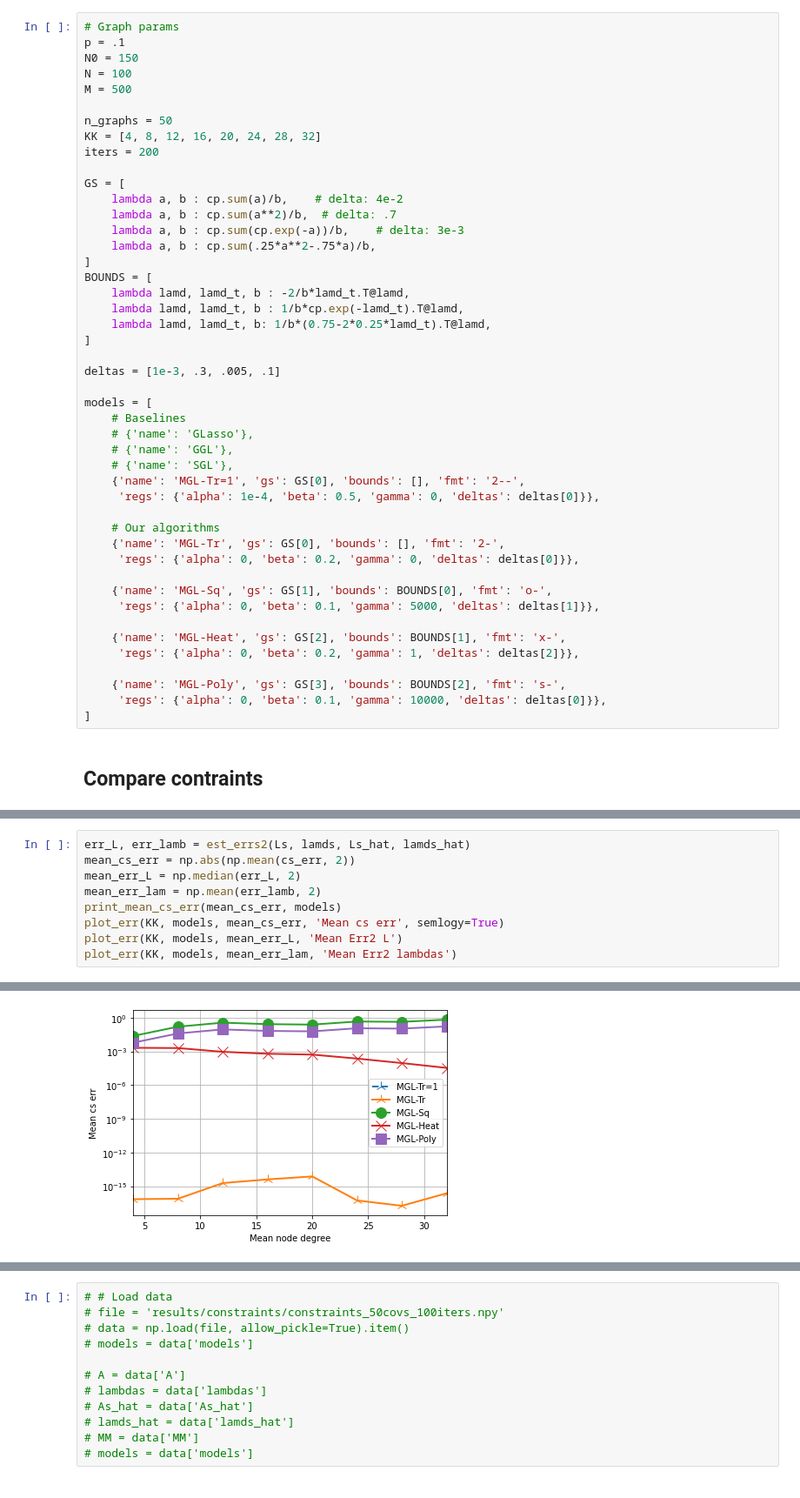
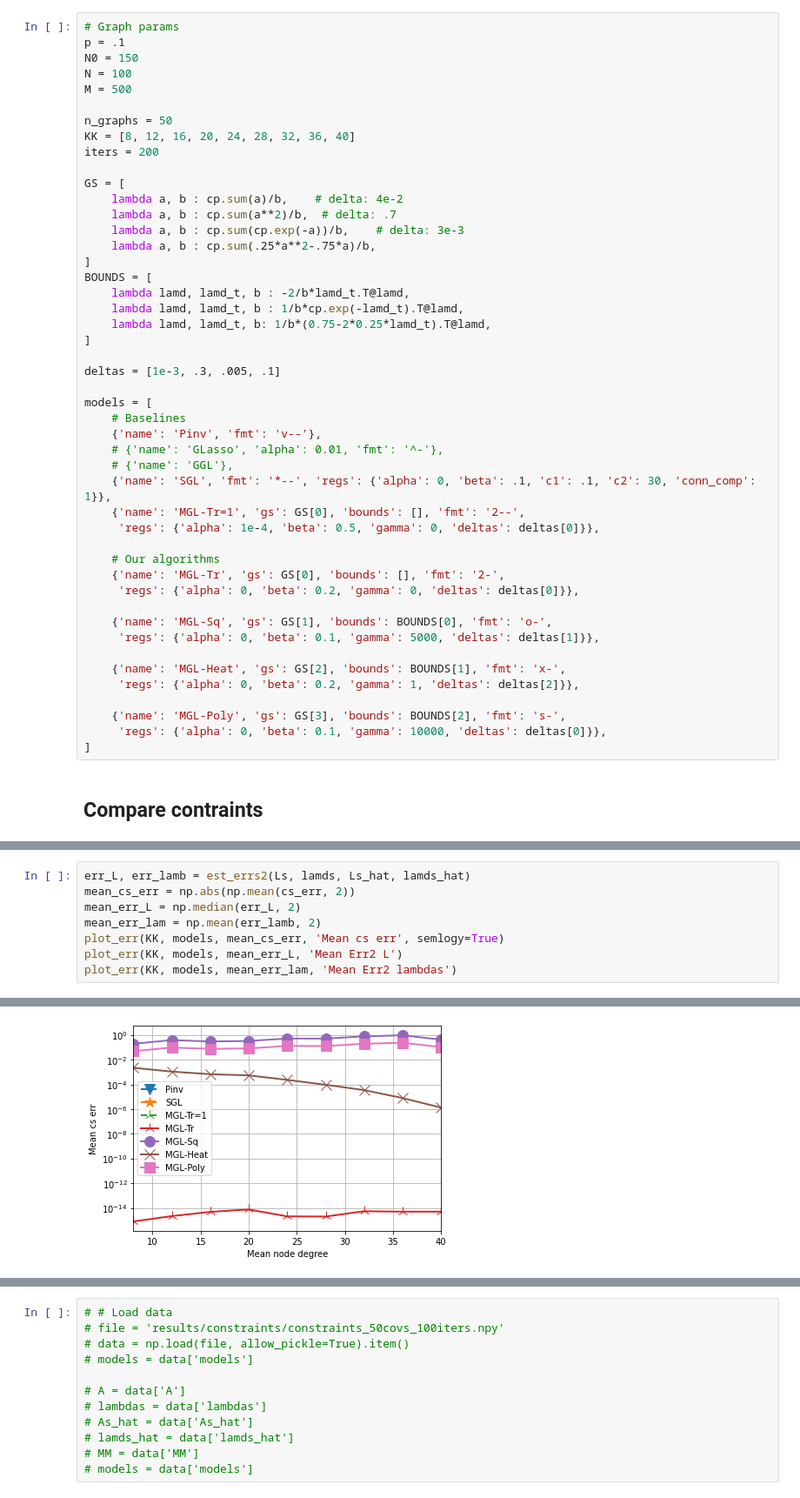
Before and after one commit to reysam93/motif_nti, a Jupyter notebook: graph_density.ipynb, the cells around one changed output, grey strips where cells are left out. Shown: that part at 87% size. Cells and saved outputs as stored; diff of their text form.

Commit message:
adding baselines models

```diff
--- a/graph_density.ipynb
+++ b/graph_density.ipynb
@@ -158,7 +130,7 @@ N = 100
 M = 500
 
 n_graphs = 50
-KK = [4, 8, 12, 16, 20, 24, 28, 32]
+KK = [8, 12, 16, 20, 24, 28, 32, 36, 40]
 iters = 200
 
 GS = [
@@ -177,9 +149,10 @@ deltas = [1e-3, .3, .005, .1]
 
 models = [
     # Baselines
-    # {'name': 'GLasso'},
+    {'name': 'Pinv', 'fmt': 'v--'},
+    # {'name': 'GLasso', 'alpha': 0.01, 'fmt': '^-'},
     # {'name': 'GGL'},
-    # {'name': 'SGL'},
+    {'name': 'SGL', 'fmt': '*--', 'regs': {'alpha': 0, 'beta': .1, 'c1': .1, 'c2': 30, 'conn_comp': 1}},
     {'name': 'MGL-Tr=1', 'gs': GS[0], 'bounds': [], 'fmt': '2--',
      'regs': {'alpha': 1e-4, 'beta': 0.5, 'gamma': 0, 'deltas': deltas[0]}},
 
@@ -225,7 +198,6 @@ err_L, err_lamb = est_errs2(Ls, lamds, Ls_hat, lamds_hat)
 mean_cs_err = np.abs(np.mean(cs_err, 2))
 mean_err_L = np.median(err_L, 2)
 mean_err_lam = np.mean(err_lamb, 2)
-print_mean_cs_err(mean_cs_err, models)
 plot_err(KK, models, mean_cs_err, 'Mean cs err', semlogy=True)
 plot_err(KK, models, mean_err_L, 'Mean Err2 L')
 plot_err(KK, models, mean_err_lam, 'Mean Err2 lambdas')
@@ -238 +212 @@ MGL-Poly:       k:4  cs err: 0.0061  k:8  cs err: 0.0405  k:12  cs err: 0.0928
-[figure, old version]
+[figure, new version]
```
Also changed, not shown: parts of 5 cells of this notebook, 6 other files.
